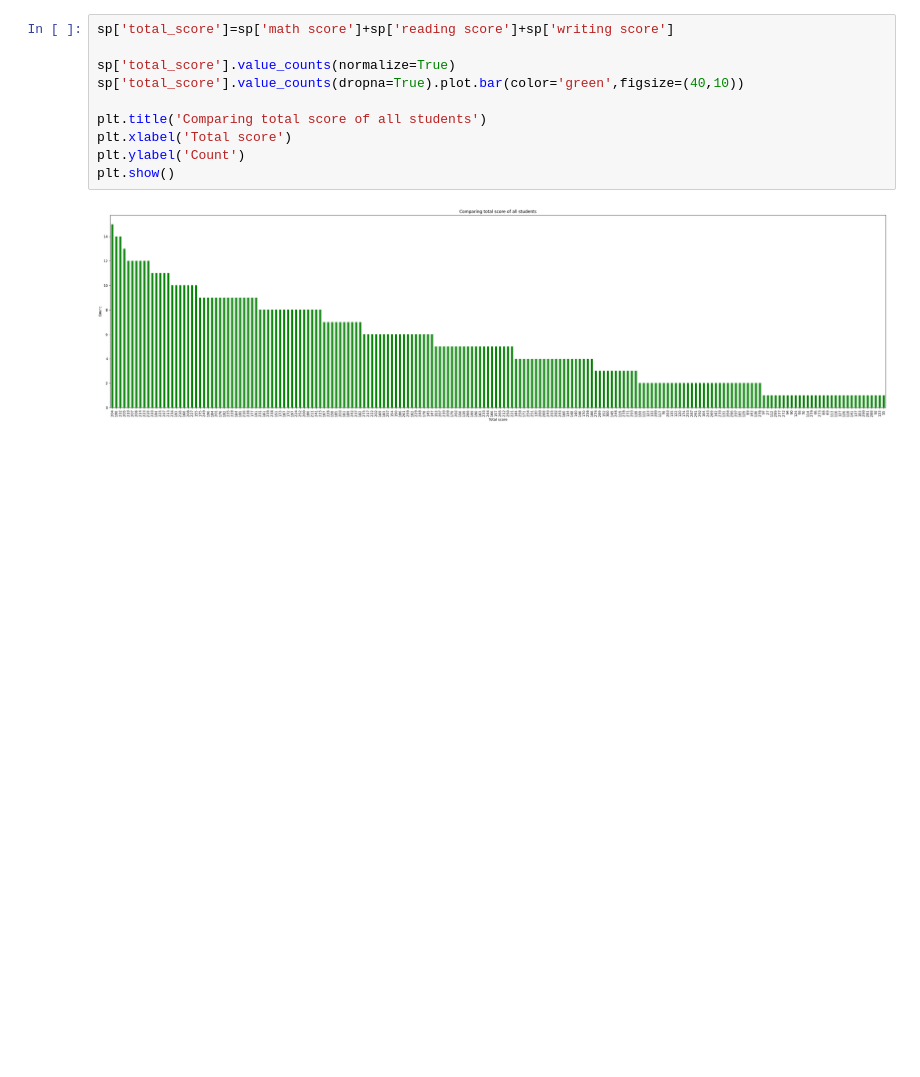
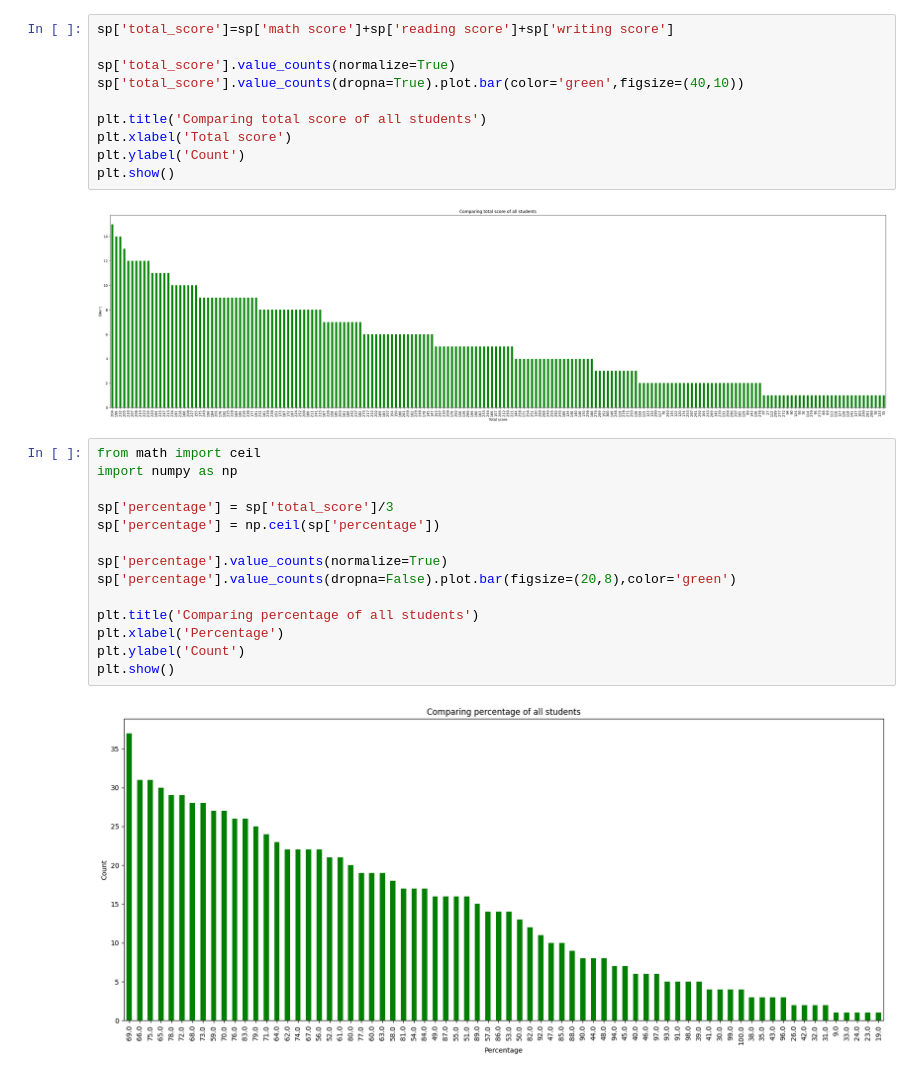
Before and after one commit to RaoFaris/Student-Performance-Analytics-Marks-Prediction-Rules-Engine-non-ML-, a Jupyter notebook: StudentsPerformance.ipynb, the cells around one changed output. Drawn from its saved outputs; the diff is of its cells as text; blank space fills up the shorter version.

```diff
--- a/StudentsPerformance.ipynb
+++ b/StudentsPerformance.ipynb
@@ -66,3 +66,19 @@ plt.ylabel('Count')
 plt.show()
 # %% [output]
 [figure]
+# %%
+from math import ceil
+import numpy as np
+
+sp['percentage'] = sp['total_score']/3
+sp['percentage'] = np.ceil(sp['percentage'])
+
+sp['percentage'].value_counts(normalize=True)
+sp['percentage'].value_counts(dropna=False).plot.bar(figsize=(20,8),color='green')
+
+plt.title('Comparing percentage of all students')
+plt.xlabel('Percentage')
+plt.ylabel('Count')
+plt.show()
+# %% [output]
+[figure, added]
```
Also changed, not shown: parts of 2 cells of this notebook.
